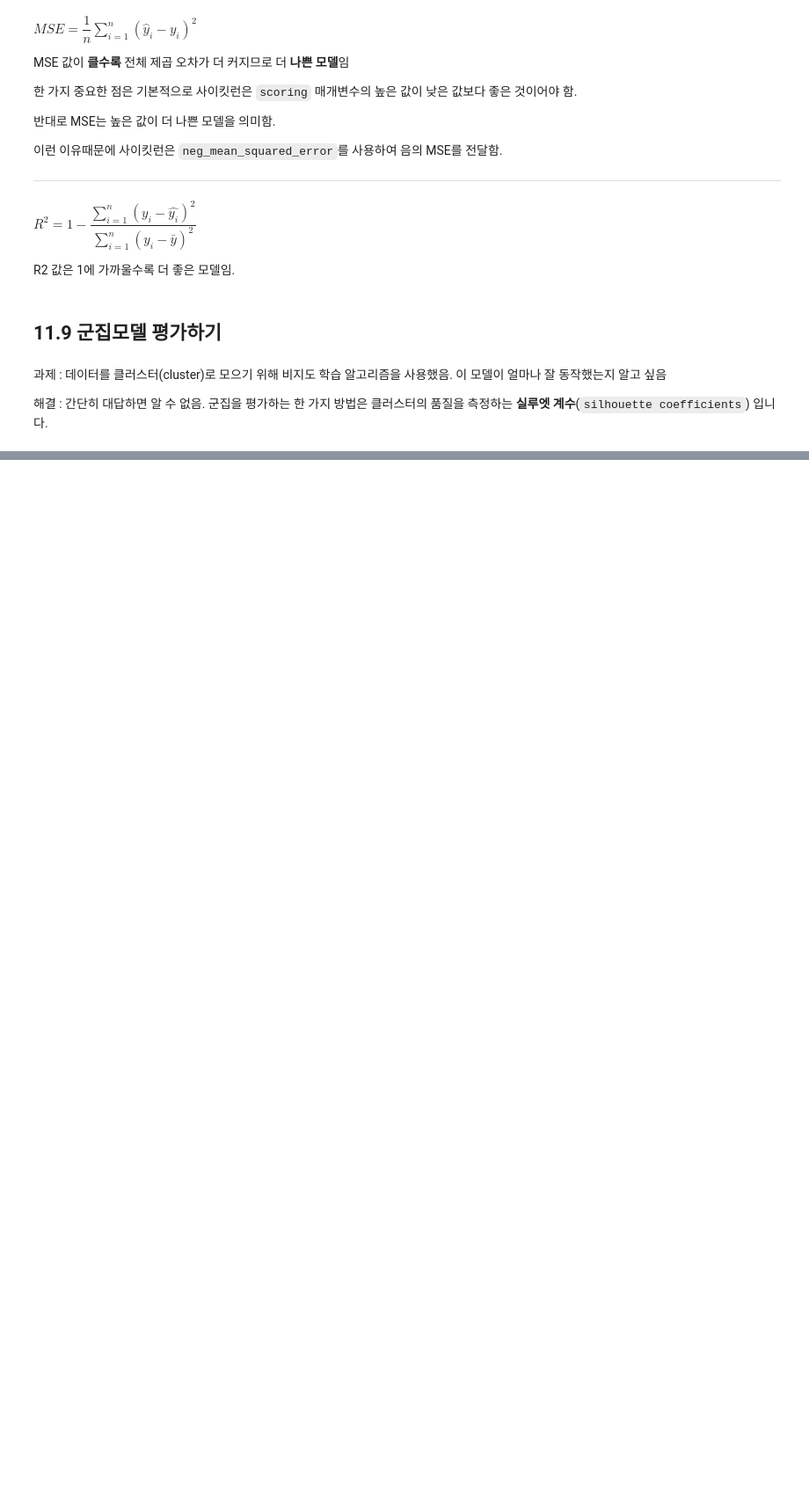
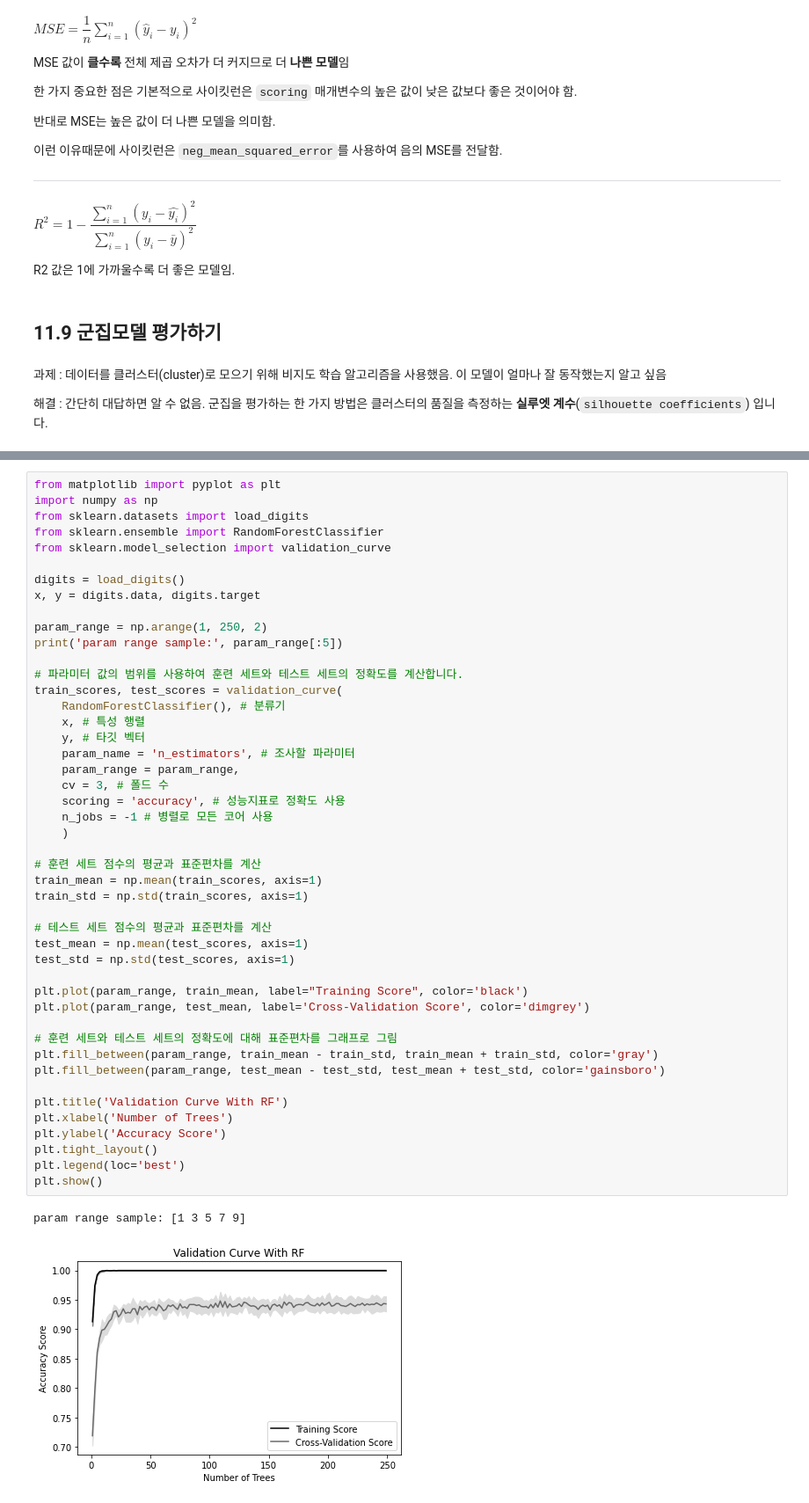
Before and after one commit to johyunkang/MLwithPythonCookbook, a Jupyter notebook: 11_모델평가.ipynb, the cells around one changed output, grey strips where cells are left out. Shown at 88% size. Drawn from its saved outputs; the diff is of its cells as text; blank space fills up the shorter version.

Commit message:
validation_curve, 11장 끝

```diff
--- a/11_모델평가.ipynb
+++ b/11_모델평가.ipynb
@@ -580,0 +735,49 @@ R2 값은 1에 가까울수록 더 좋은 모델임.
+# %%
+from matplotlib import pyplot as plt
+import numpy as np
+from sklearn.datasets import load_digits
+from sklearn.ensemble import RandomForestClassifier
+from sklearn.model_selection import validation_curve
+
+digits = load_digits()
+x, y = digits.data, digits.target
+
+param_range = np.arange(1, 250, 2)
+print('param range sample:', param_range[:5])
+
+# 파라미터 값의 범위를 사용하여 훈련 세트와 테스트 세트의 정확도를 계산합니다.
+train_scores, test_scores = validation_curve(
+    RandomForestClassifier(), # 분류기
+    x, # 특성 행렬
+    y, # 타깃 벡터
+    param_name = 'n_estimators', # 조사할 파라미터
+    param_range = param_range,
+    cv = 3, # 폴드 수
+    scoring = 'accuracy', # 성능지표로 정확도 사용
+    n_jobs = -1 # 병렬로 모든 코어 사용
+    )
+
+# 훈련 세트 점수의 평균과 표준편차를 계산
+train_mean = np.mean(train_scores, axis=1)
+train_std = np.std(train_scores, axis=1)
+
+# 테스트 세트 점수의 평균과 표준편차를 계산
+test_mean = np.mean(test_scores, axis=1)
+test_std = np.std(test_scores, axis=1)
+
+plt.plot(param_range, train_mean, label="Training Score", color='black')
+plt.plot(param_range, test_mean, label='Cross-Validation Score', color='dimgrey')
+
+# 훈련 세트와 테스트 세트의 정확도에 대해 표준편차를 그래프로 그림
+plt.fill_between(param_range, train_mean - train_std, train_mean + train_std, color='gray')
+plt.fill_between(param_range, test_mean - test_std, test_mean + test_std, color='gainsboro')
+
+plt.title('Validation Curve With RF')
+plt.xlabel('Number of Trees')
+plt.ylabel('Accuracy Score')
+plt.tight_layout()
+plt.legend(loc='best')
+plt.show()
+# %% [output]
+param range sample: [1 3 5 7 9]
+[figure, added]
```
Also changed, not shown: parts of 19 cells of this notebook.
